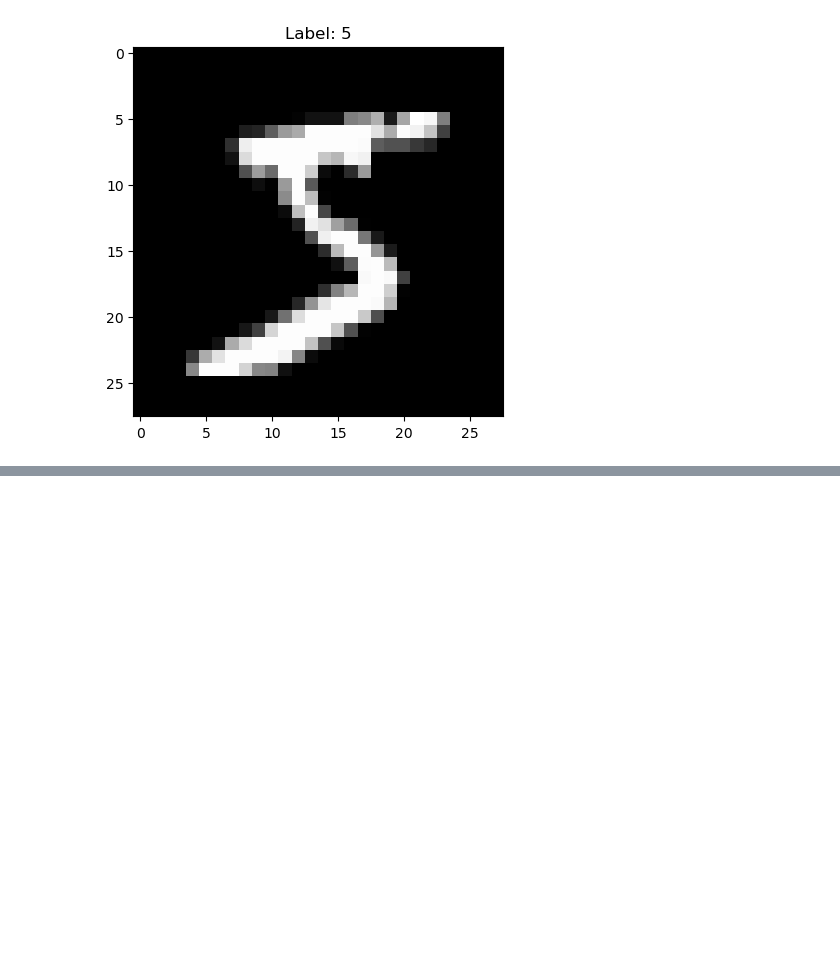
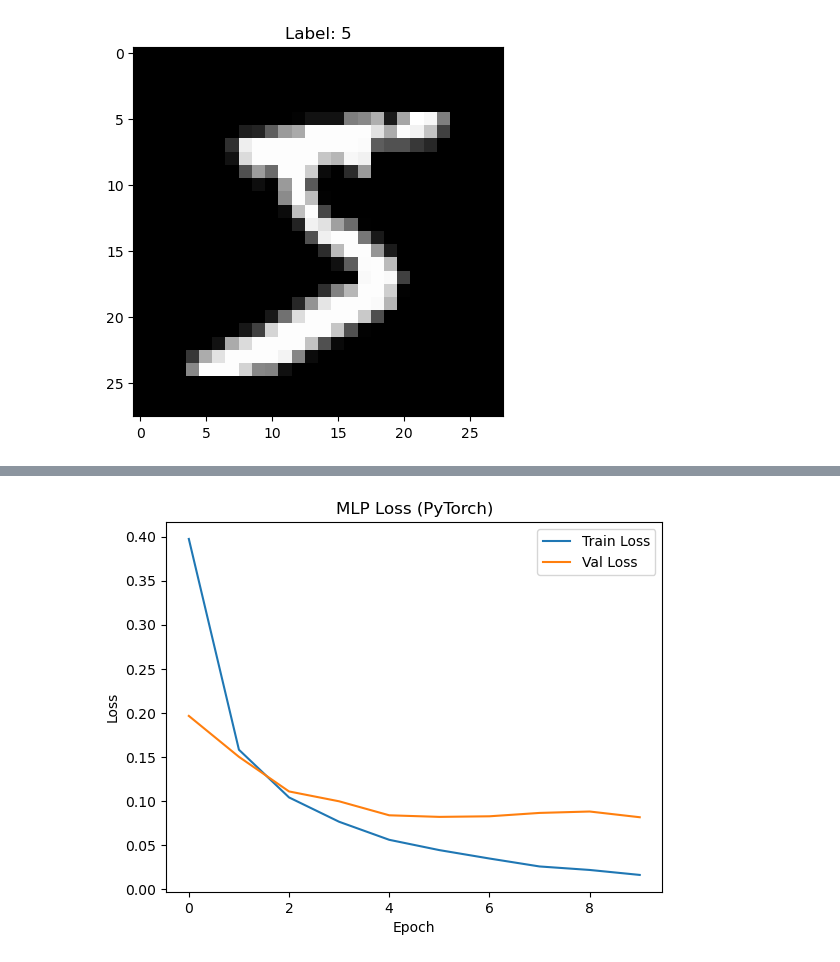
Before and after one commit to yusaonder/mnist_deeplearning, a Jupyter notebook: FET312_21040301077_DeepLeaders.ipynb, the cells around one changed output, grey strips where cells are left out. Drawn from its saved outputs; the diff is of its cells as text; code cells hidden in the pictures; blank space fills up the shorter version.

```diff
--- a/FET312_21040301077_DeepLeaders.ipynb
+++ b/FET312_21040301077_DeepLeaders.ipynb
@@ -86,3 +112,13 @@ plt.show()
+# %%
+plt.plot(train_loss_list, label='Train Loss')
+plt.plot(val_loss_list, label='Val Loss')
+plt.legend()
+plt.title('MLP Loss (PyTorch)')
+plt.xlabel('Epoch')
+plt.ylabel('Loss')
+plt.show()
+# %% [output]
+[figure, added]
 # %%
 model.eval(); plt.figure(figsize=(12,4))
 for i in range(10):
```
Also changed, not shown: parts of 5 cells of this notebook, 1 other file.
